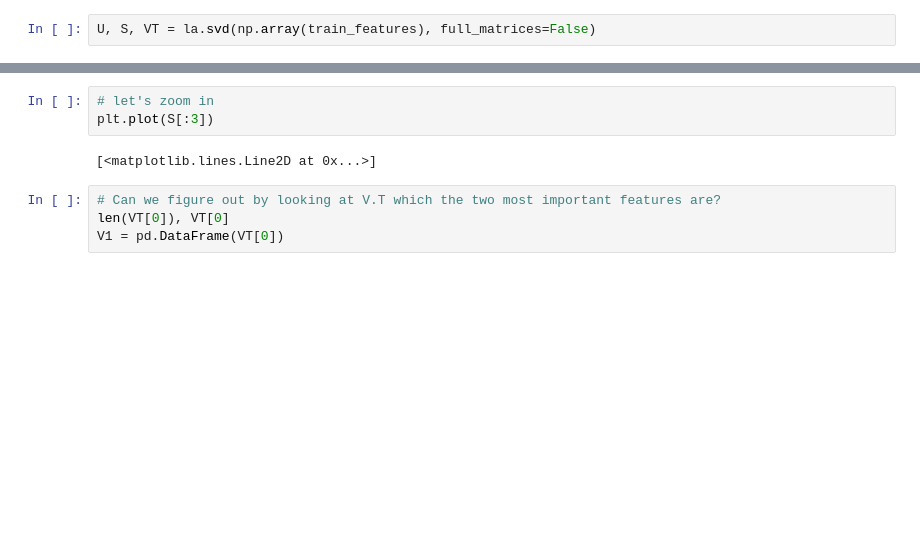
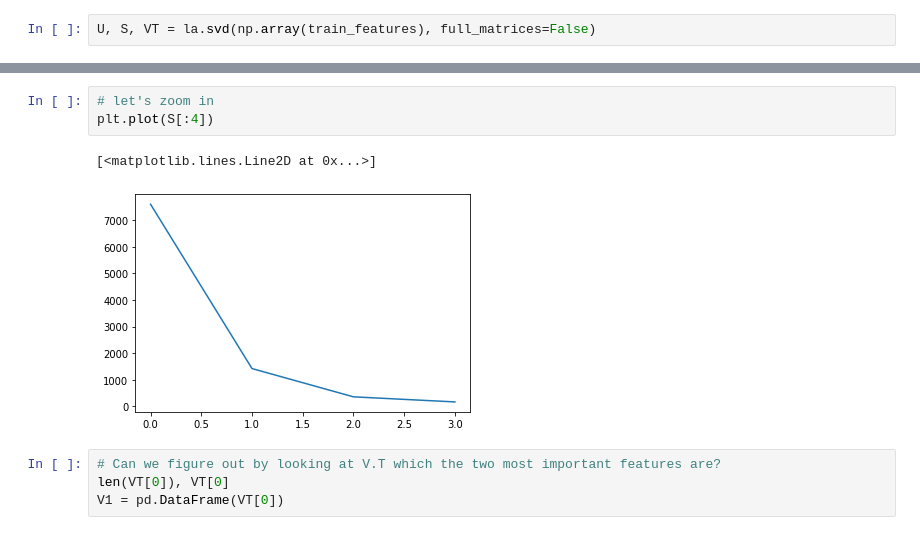
Before and after one commit to DSharm/nypd_misconduct, a Jupyter notebook: svd_exploration.ipynb, the cells around one changed output, grey strips where cells are left out. Drawn from its saved outputs; the diff is of its cells as text; blank space fills up the shorter version.

```diff
--- a/svd_exploration.ipynb
+++ b/svd_exploration.ipynb
@@ -228,8 +200,9 @@ plt.plot(S[:10])
 # %%
 # let's zoom in
-plt.plot(S[:3])
+plt.plot(S[:4])
 # %% [output]
 [<matplotlib.lines.Line2D at 0x...>]
+[figure, added]
 # %%
 # Can we figure out by looking at V.T which the two most important features are?
 len(VT[0]), VT[0]
```
Also changed, not shown: parts of 41 cells of this notebook.
